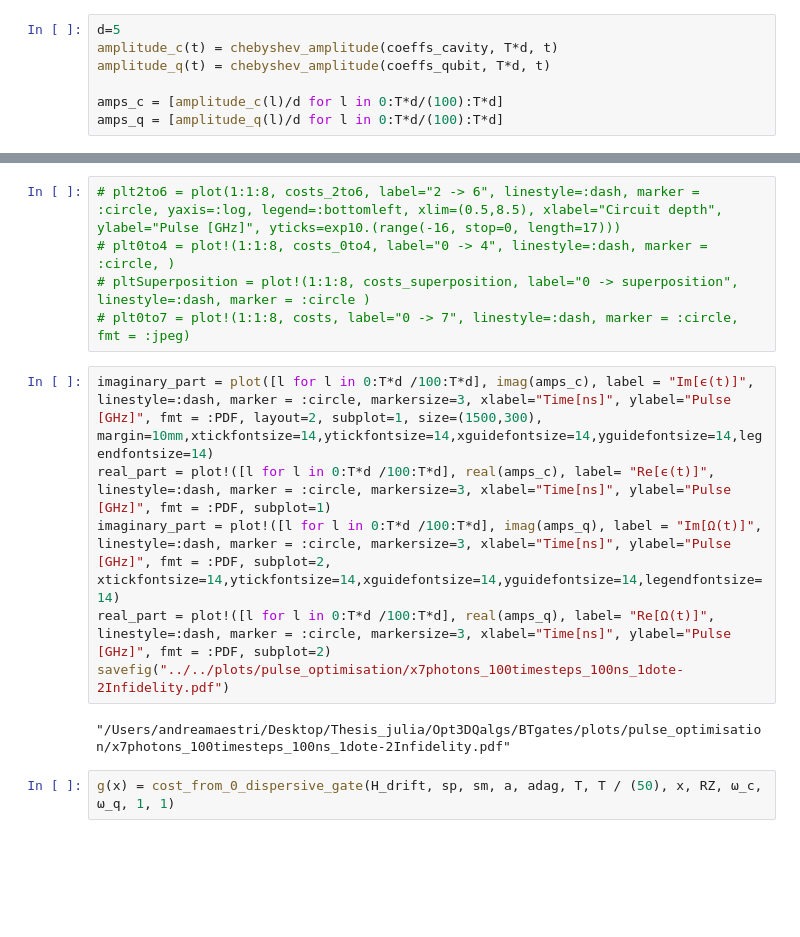
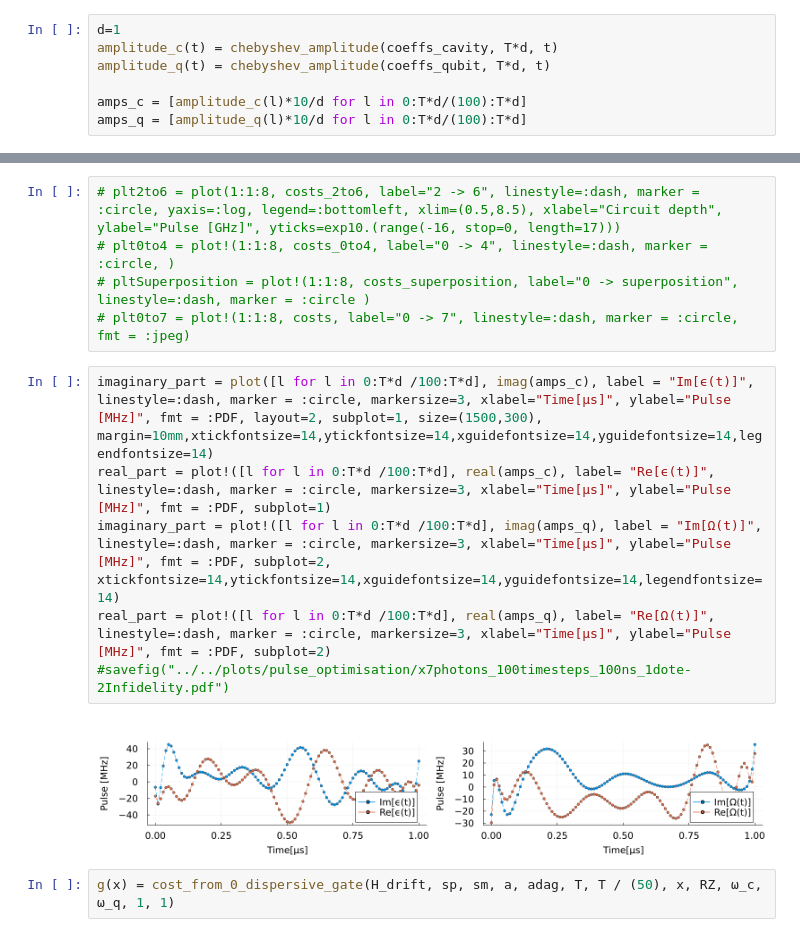
Before and after one commit to AndreaMaestri18/Opt3DQalgs, a Jupyter notebook: BTgates/src/optimisations/pulse_optimisation.ipynb, the cells around one changed output, grey strips where cells are left out. Saved outputs shown, nothing was run; the diff lists cells and outputs as text; blank space fills up the shorter version.

```diff
--- a/BTgates/src/optimisations/pulse_optimisation.ipynb
+++ b/BTgates/src/optimisations/pulse_optimisation.ipynb
@@ -311,9 +307,9 @@ coeffs_qubit = optimised_coeffs[32:end]
 # %%
-d=5
+d=1
 amplitude_c(t) = chebyshev_amplitude(coeffs_cavity, T*d, t)
 amplitude_q(t) = chebyshev_amplitude(coeffs_qubit, T*d, t)
 
-amps_c = [amplitude_c(l)/d for l in 0:T*d/(100):T*d]
-amps_q = [amplitude_q(l)/d for l in 0:T*d/(100):T*d]
+amps_c = [amplitude_c(l)*10/d for l in 0:T*d/(100):T*d]
+amps_q = [amplitude_q(l)*10/d for l in 0:T*d/(100):T*d]
 # %% [output]
 101-element Vector{ComplexF64}:
@@ -339,13 +335,13 @@ amps_q = [amplitude_q(l)/d for l in 0:T*d/(100):T*d]
 # pltSuperposition = plot!(1:1:8, costs_superposition, label="0 -> superposition", linestyle=:dash, marker = :circle )
 # plt0to7 = plot!(1:1:8, costs, label="0 -> 7", linestyle=:dash, marker = :circle, fmt = :jpeg)
 # %%
-imaginary_part = plot([l for l in 0:T*d /100:T*d], imag(amps_c), label = "Im[ϵ(t)]", linestyle=:dash, marker = :circle, markersize=3, xlabel="Time[ns]", ylabel="Pulse [GHz]", fmt = :PDF, layout=2, subplot=1, size=(1500,300), margin=10mm,xtickfontsize=14,ytickfontsize=14,xguidefontsize=14,yguidefontsize=14,legendfontsize=14)
-real_part = plot!([l for l in 0:T*d /100:T*d], real(amps_c), label= "Re[ϵ(t)]", linestyle=:dash, marker = :circle, markersize=3, xlabel="Time[ns]", ylabel="Pulse [GHz]", fmt = :PDF, subplot=1)
-imaginary_part = plot!([l for l in 0:T*d /100:T*d], imag(amps_q), label = "Im[Ω(t)]", linestyle=:dash, marker = :circle, markersize=3, xlabel="Time[ns]", ylabel="Pulse [GHz]", fmt = :PDF, subplot=2, xtickfontsize=14,ytickfontsize=14,xguidefontsize=14,yguidefontsize=14,legendfontsize=14)
-real_part = plot!([l for l in 0:T*d /100:T*d], real(amps_q), label= "Re[Ω(t)]", linestyle=:dash, marker = :circle, markersize=3, xlabel="Time[ns]", ylabel="Pulse [GHz]", fmt = :PDF, subplot=2)
-savefig("../../plots/pulse_optimisation/x7photons_100timesteps_100ns_1dote-2Infidelity.pdf")
+imaginary_part = plot([l for l in 0:T*d /100:T*d], imag(amps_c), label = "Im[ϵ(t)]", linestyle=:dash, marker = :circle, markersize=3, xlabel="Time[μs]", ylabel="Pulse [MHz]", fmt = :PDF, layout=2, subplot=1, size=(1500,300), margin=10mm,xtickfontsize=14,ytickfontsize=14,xguidefontsize=14,yguidefontsize=14,legendfontsize=14)
+real_part = plot!([l for l in 0:T*d /100:T*d], real(amps_c), label= "Re[ϵ(t)]", linestyle=:dash, marker = :circle, markersize=3, xlabel="Time[μs]", ylabel="Pulse [MHz]", fmt = :PDF, subplot=1)
+imaginary_part = plot!([l for l in 0:T*d /100:T*d], imag(amps_q), label = "Im[Ω(t)]", linestyle=:dash, marker = :circle, markersize=3, xlabel="Time[μs]", ylabel="Pulse [MHz]", fmt = :PDF, subplot=2, xtickfontsize=14,ytickfontsize=14,xguidefontsize=14,yguidefontsize=14,legendfontsize=14)
+real_part = plot!([l for l in 0:T*d /100:T*d], real(amps_q), label= "Re[Ω(t)]", linestyle=:dash, marker = :circle, markersize=3, xlabel="Time[μs]", ylabel="Pulse [MHz]", fmt = :PDF, subplot=2)
+#savefig("../../plots/pulse_optimisation/x7photons_100timesteps_100ns_1dote-2Infidelity.pdf")
 # %% [output]
-"/Users/andreamaestri/Desktop/Thesis_julia/Opt3DQalgs/BTgates/plots/pulse_optimisation/x7photons_100timesteps_100ns_1dote-2Infidelity.pdf"
+[figure, added]
 # %%
 g(x) = cost_from_0_dispersive_gate(H_drift, sp, sm, a, adag, T, T / (50), x, RZ, ω_c, ω_q, 1, 1)
 # %% [output]
```
Also changed, not shown: parts of 11 cells of this notebook, 7 other files.
